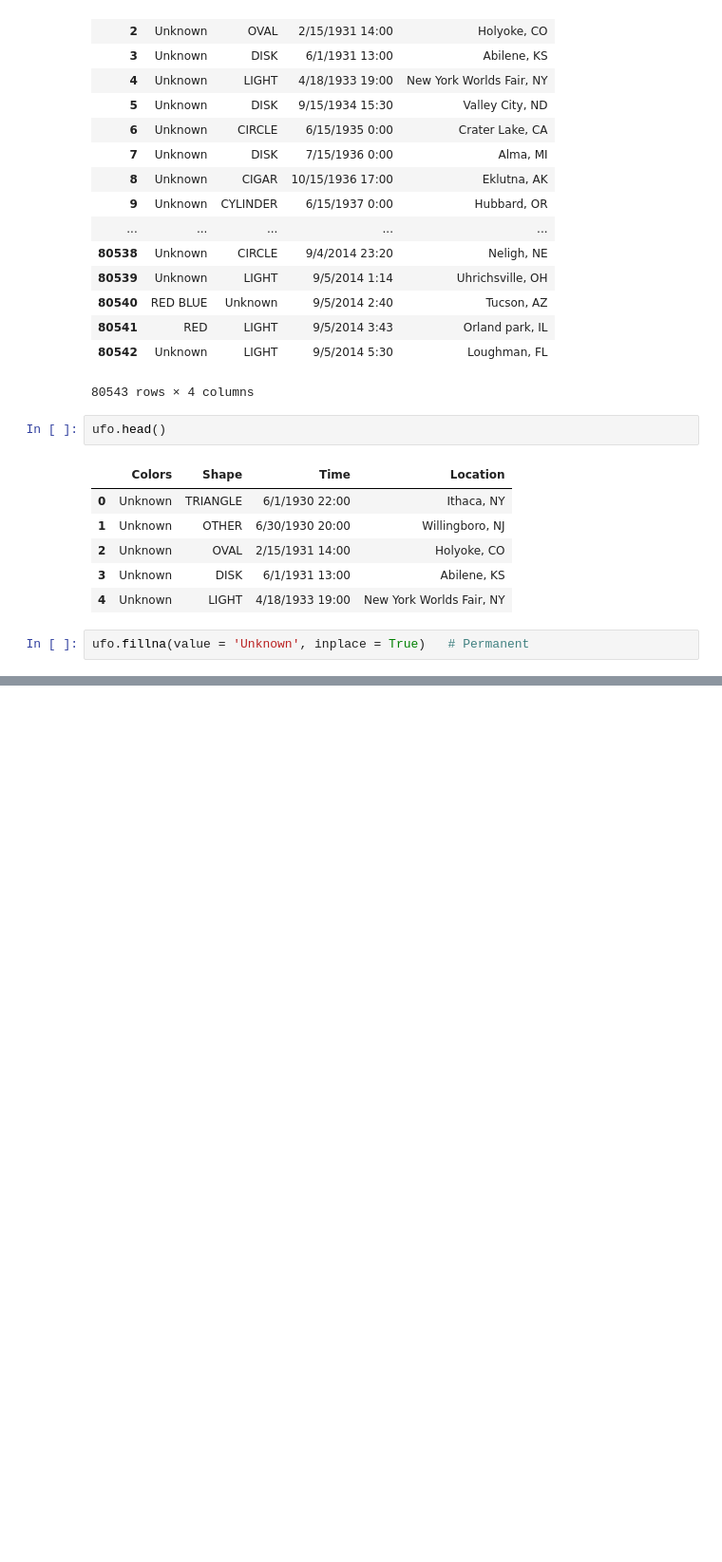
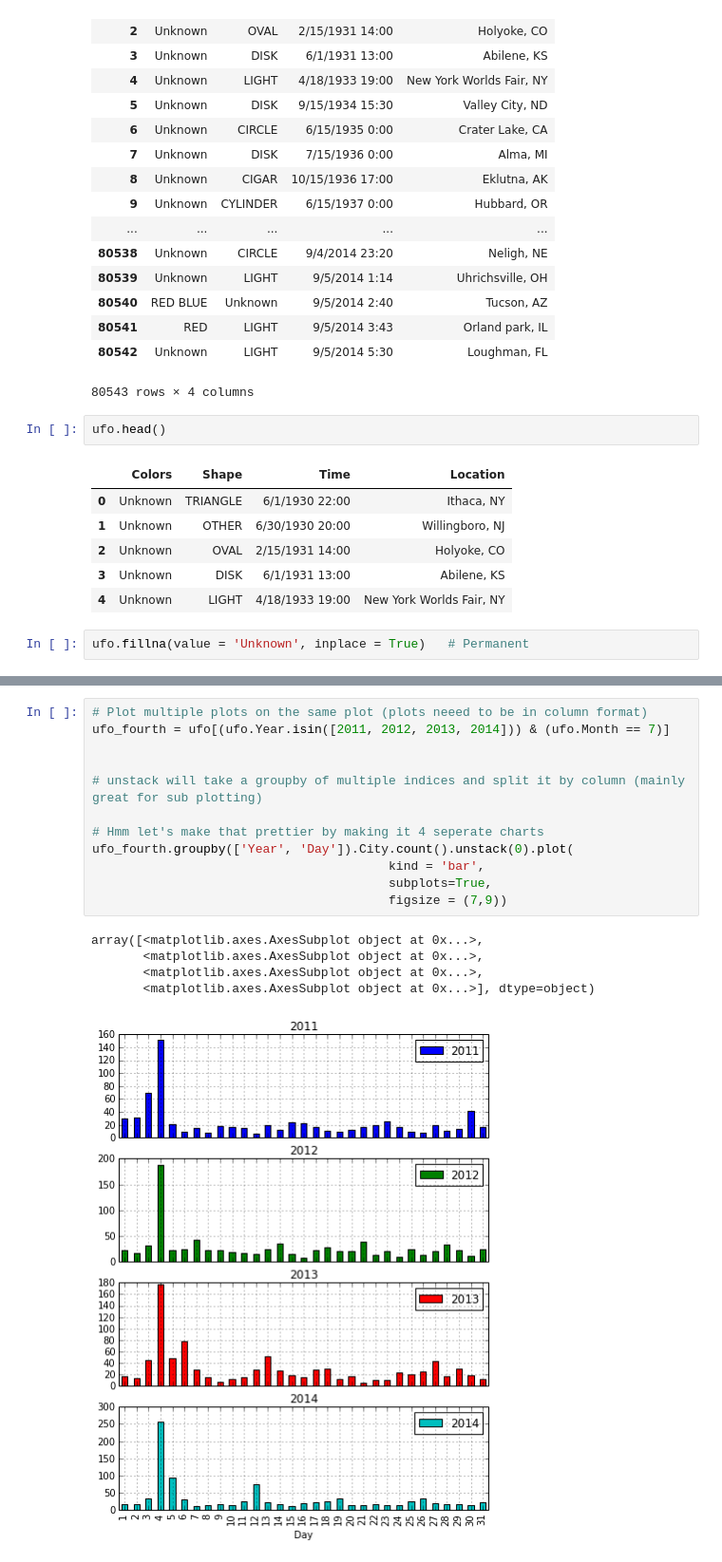
Before and after one commit to sinanuozdemir/sfdat22, a Jupyter notebook: notebooks/02_pandas.ipynb, the cells around one changed output, grey strips where cells are left out. Shown: that part at 95% size. Cells and saved outputs as stored; diff of their text form; blank space fills up the shorter version.

```diff
--- a/notebooks/02_pandas.ipynb
+++ b/notebooks/02_pandas.ipynb
@@ -798,0 +961,18 @@ ufo.fillna(value = 'Unknown', inplace = True)   # Permanent
+# %%
+# Plot multiple plots on the same plot (plots neeed to be in column format)
+ufo_fourth = ufo[(ufo.Year.isin([2011, 2012, 2013, 2014])) & (ufo.Month == 7)]
+
+
+# unstack will take a groupby of multiple indices and split it by column (mainly great for sub plotting)
+
+# Hmm let's make that prettier by making it 4 seperate charts
+ufo_fourth.groupby(['Year', 'Day']).City.count().unstack(0).plot(
+                                        kind = 'bar',
+                                        subplots=True,
+                                        figsize = (7,9))
+# %% [output]
+array([<matplotlib.axes.AxesSubplot object at 0x...>,
+       <matplotlib.axes.AxesSubplot object at 0x...>,
+       <matplotlib.axes.AxesSubplot object at 0x...>,
+       <matplotlib.axes.AxesSubplot object at 0x...>], dtype=object)
+[figure, added]
```
Also changed, not shown: parts of 30 cells of this notebook, 2 other files.
